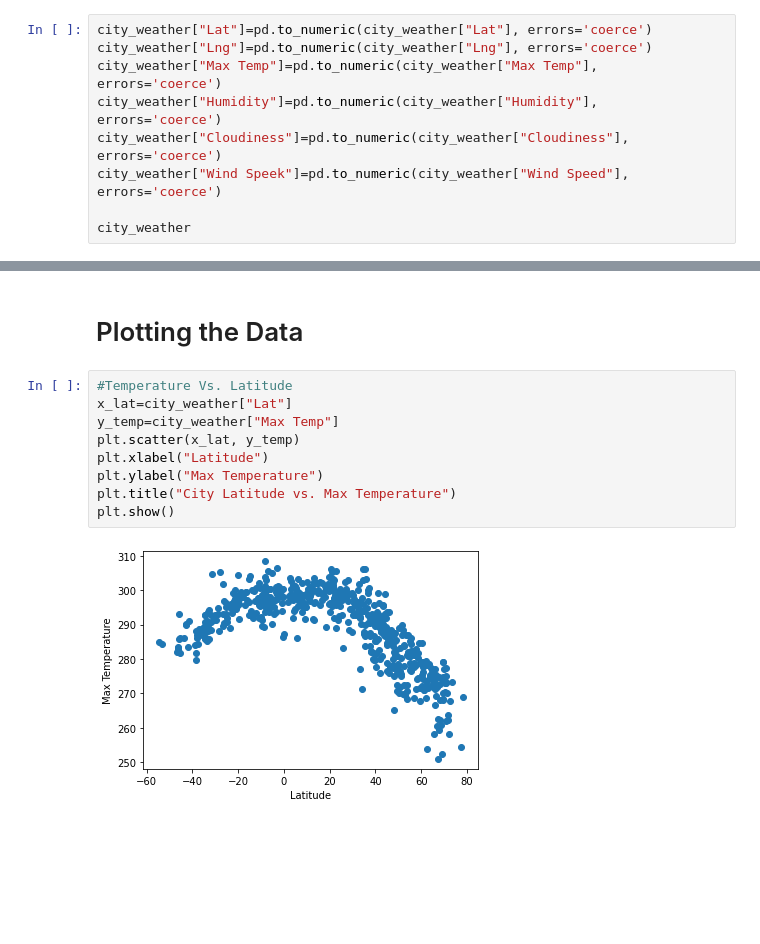
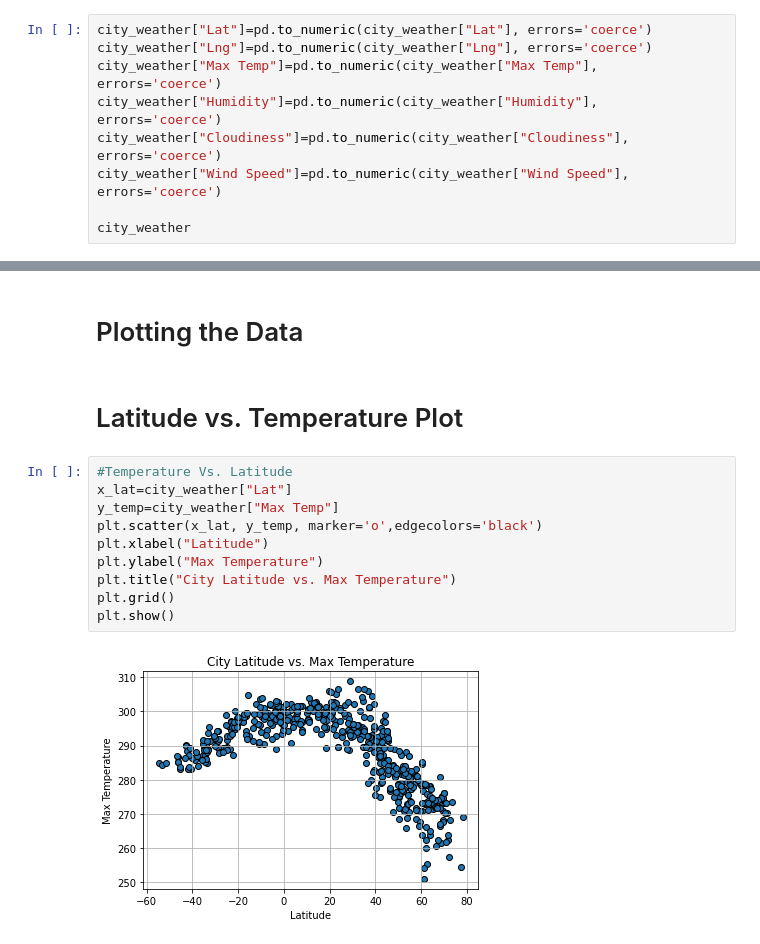
Before and after one commit to Colleen-Cobb/python-api-challenge, a Jupyter notebook: WeatherPy/WeatherPy.ipynb, the cells around one changed output, grey strips where cells are left out. Drawn from its saved outputs; the diff is of its cells as text; blank space fills up the shorter version.

Commit message:
scatter plots and new dfs

```diff
--- a/WeatherPy/WeatherPy.ipynb
+++ b/WeatherPy/WeatherPy.ipynb
@@ -160,7 +160,7 @@ city_weather["Lng"]=pd.to_numeric(city_weather["Lng"], errors='coerce')
 city_weather["Max Temp"]=pd.to_numeric(city_weather["Max Temp"], errors='coerce')
 city_weather["Humidity"]=pd.to_numeric(city_weather["Humidity"], errors='coerce')
 city_weather["Cloudiness"]=pd.to_numeric(city_weather["Cloudiness"], errors='coerce')
-city_weather["Wind Speek"]=pd.to_numeric(city_weather["Wind Speed"], errors='coerce')
+city_weather["Wind Speed"]=pd.to_numeric(city_weather["Wind Speed"], errors='coerce')
 
 city_weather
 # %% [output]
@@ -192,14 +192,17 @@ After inspecting the data, no cities were found to have a humidity>100%
 SyntaxError: invalid syntax (1518751647.py, line 1)
 # %% [markdown]
 # Plotting the Data
+# %% [markdown]
+# Latitude vs. Temperature Plot
 # %%
 #Temperature Vs. Latitude
 x_lat=city_weather["Lat"]
 y_temp=city_weather["Max Temp"]
-plt.scatter(x_lat, y_temp)
+plt.scatter(x_lat, y_temp, marker='o',edgecolors='black')
 plt.xlabel("Latitude")
 plt.ylabel("Max Temperature")
 plt.title("City Latitude vs. Max Temperature")
+plt.grid()
 plt.show()
 # %% [output]
-[figure, old version]
+[figure, new version]
```
Also changed, not shown: parts of 10 cells of this notebook.
